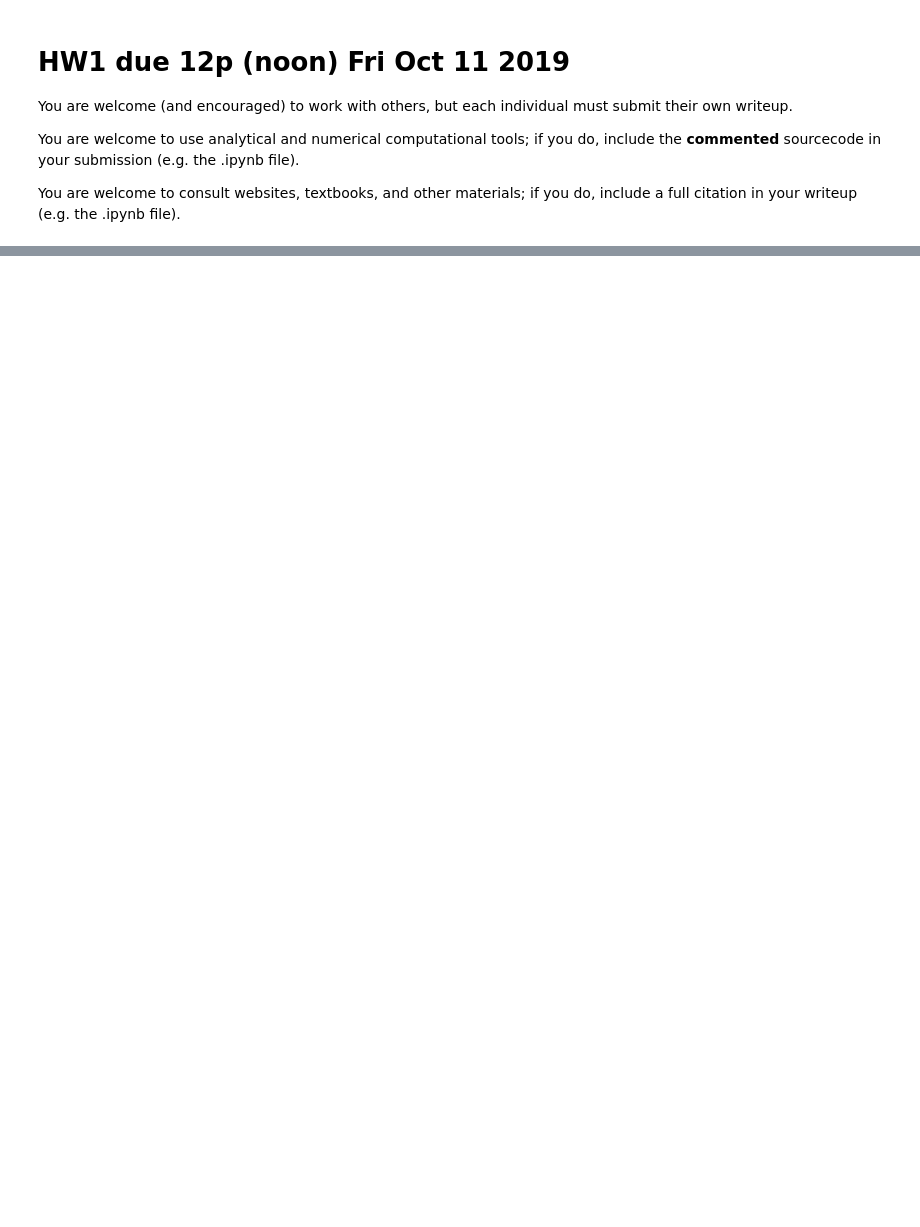
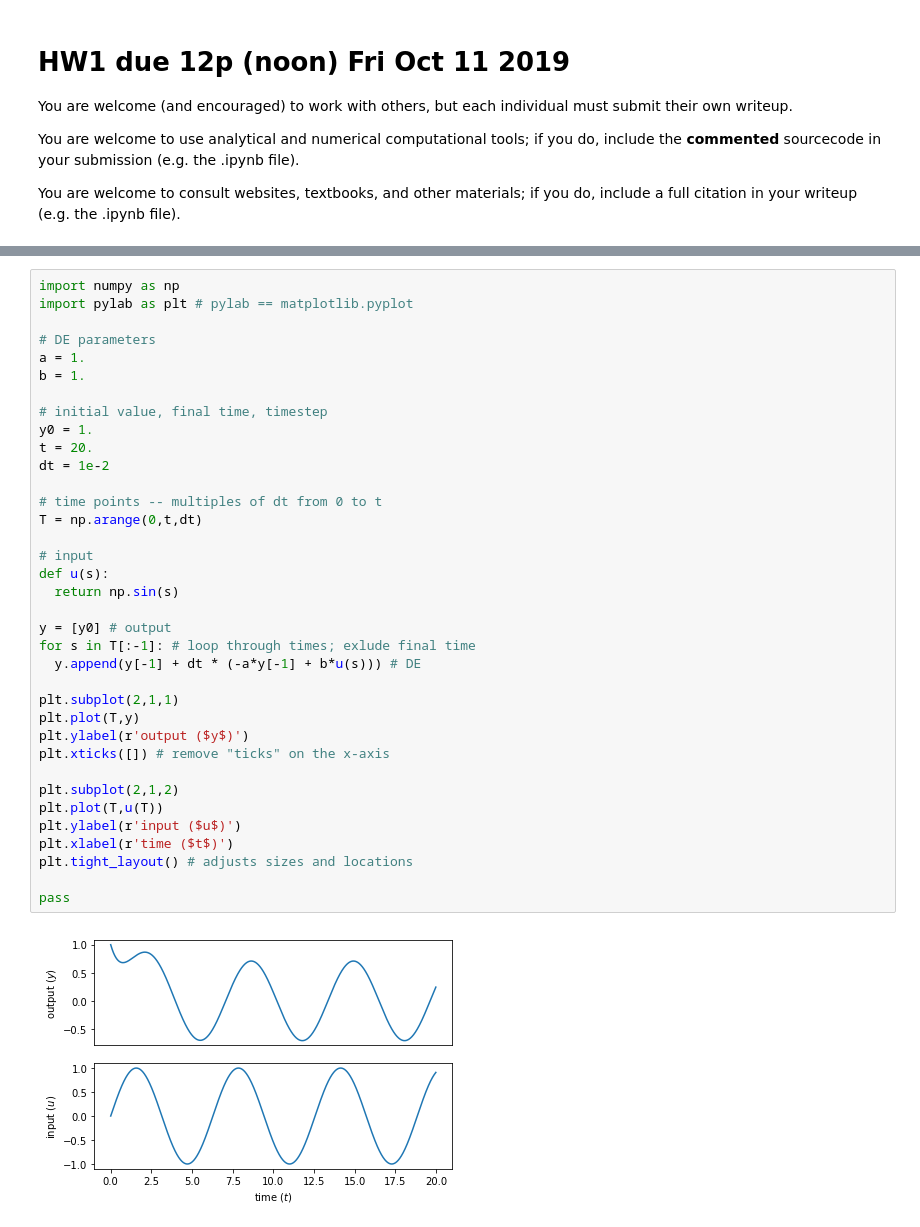
Before and after one commit to sburden/447-19fa, a Jupyter notebook: 447_hw1.ipynb, the cells around one changed output, grey strips where cells are left out. Drawn from its saved outputs; the diff is of its cells as text; blank space fills up the shorter version.

```diff
--- a/447_hw1.ipynb
+++ b/447_hw1.ipynb
@@ -80,0 +88,38 @@ e. Use your preferred computational tool to plot the output of the system in res
+# %%
+import numpy as np
+import pylab as plt # pylab == matplotlib.pyplot
+
+# DE parameters
+a = 1.
+b = 1.
+
+# initial value, final time, timestep
+y0 = 1.
+t = 20.
+dt = 1e-2
+
+# time points -- multiples of dt from 0 to t
+T = np.arange(0,t,dt)
+
+# input
+def u(s):
+  return np.sin(s)
+
+y = [y0] # output
+for s in T[:-1]: # loop through times; exlude final time
+  y.append(y[-1] + dt * (-a*y[-1] + b*u(s))) # DE
+
+plt.subplot(2,1,1)
+plt.plot(T,y)
+plt.ylabel(r'output ($y$)')
+plt.xticks([]) # remove "ticks" on the x-axis
+
+plt.subplot(2,1,2)
+plt.plot(T,u(T))
+plt.ylabel(r'input ($u$)')
+plt.xlabel(r'time ($t$)')
+plt.tight_layout() # adjusts sizes and locations
+
+pass
+# %% [output]
+[figure, added]
```
Also changed, not shown: parts of 11 cells of this notebook, 1 other file.
